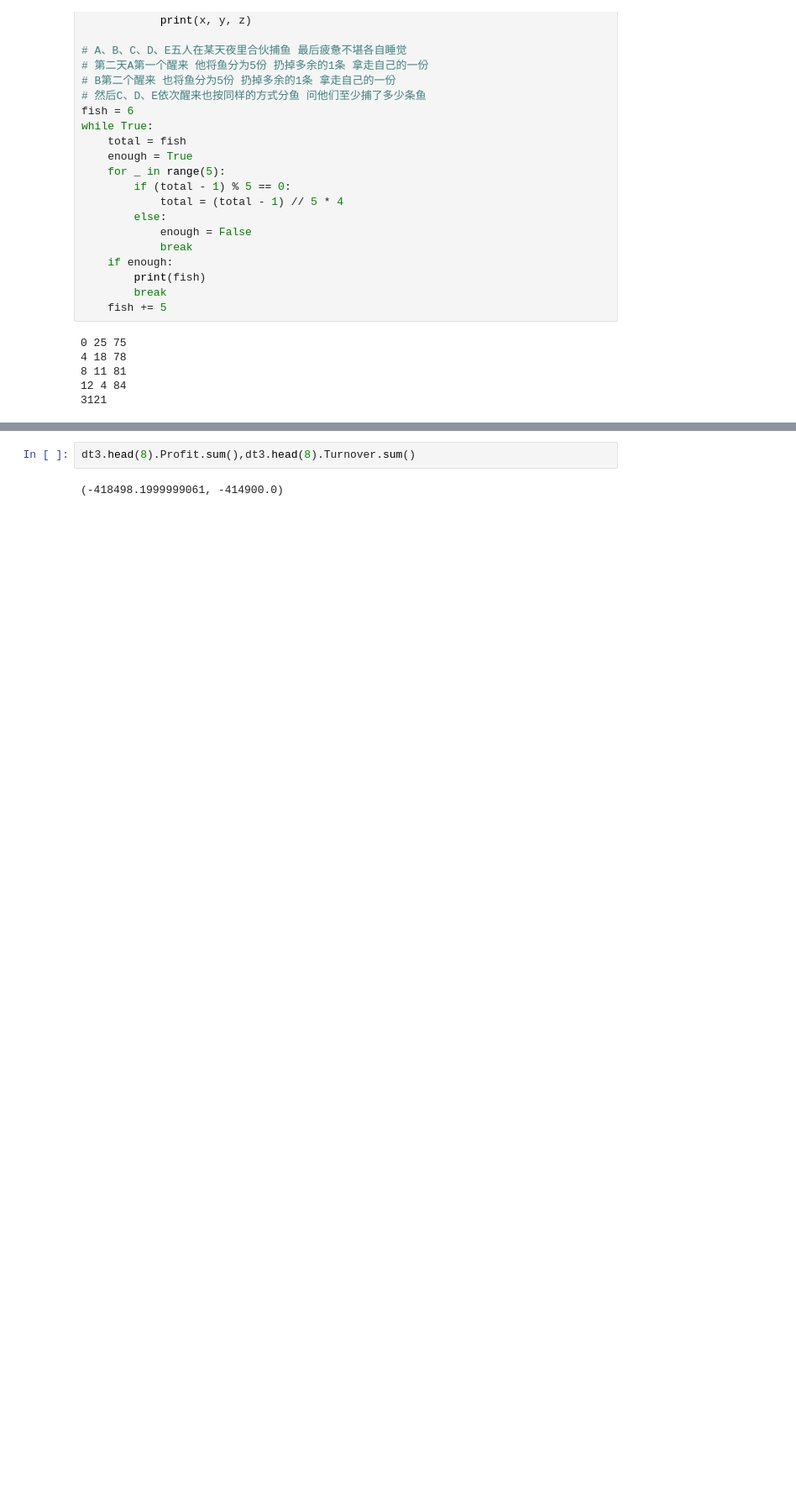
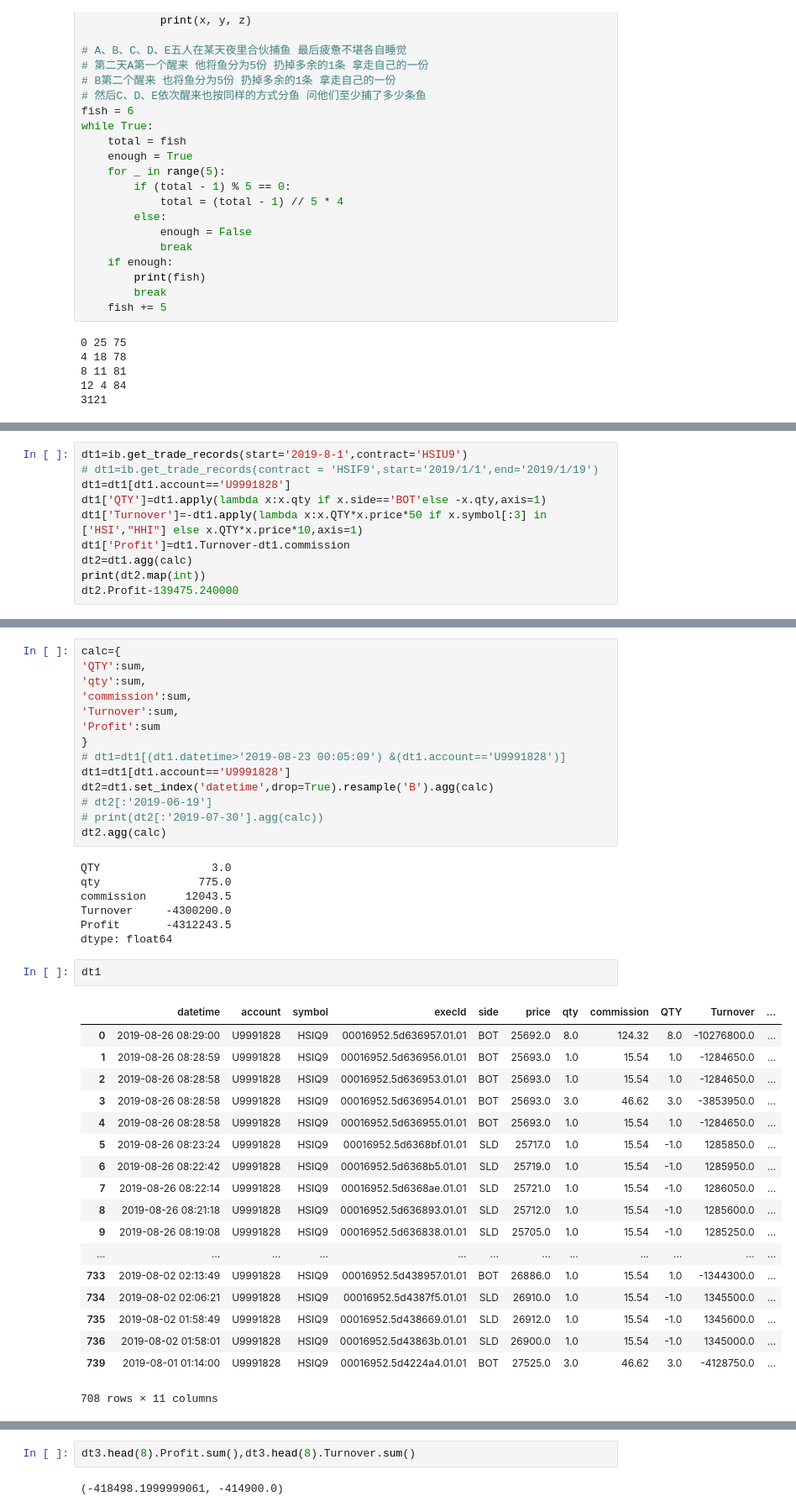
Before and after one commit to che7611/test2, a Jupyter notebook: IB.ipynb, the cells around one changed output, grey strips where cells are left out. Shown: that part at 84% size. Saved outputs shown, nothing was run; the diff lists cells and outputs as text; blank space fills up the shorter version.

```diff
--- a/IB.ipynb
+++ b/IB.ipynb
@@ -372,0 +395,10 @@ dt3
+# %%
+dt1=ib.get_trade_records(start='2019-8-1',contract='HSIU9')
+# dt1=ib.get_trade_records(contract = 'HSIF9',start='2019/1/1',end='2019/1/19')
+dt1=dt1[dt1.account=='U9991828']
+dt1['QTY']=dt1.apply(lambda x:x.qty if x.side=='BOT'else -x.qty,axis=1)
+dt1['Turnover']=-dt1.apply(lambda x:x.QTY*x.price*50 if x.symbol[:3] in ['HSI',"HHI"] else x.QTY*x.price*10,axis=1)
+dt1['Profit']=dt1.Turnover-dt1.commission
+dt2=dt1.agg(calc)
+print(dt2.map(int))
+dt2.Profit-139475.240000
@@ -372,0 +427,42 @@ dt3
+# %%
+calc={
+'QTY':sum,
+'qty':sum,
+'commission':sum,
+'Turnover':sum,
+'Profit':sum
+}
+# dt1=dt1[(dt1.datetime>'2019-08-23 00:05:09') &(dt1.account=='U9991828')]
+dt1=dt1[dt1.account=='U9991828']
+dt2=dt1.set_index('datetime',drop=True).resample('B').agg(calc)
+# dt2[:'2019-06-19']
+# print(dt2[:'2019-07-30'].agg(calc))
+dt2.agg(calc)
+# %% [output]
+QTY                 3.0
+qty               775.0
+commission      12043.5
+Turnover     -4300200.0
+Profit       -4312243.5
+dtype: float64
+# %%
+dt1
+# %% [output]
+|  | datetime | account | symbol | execId | side | price | qty | commission | QTY | Turnover | ... |
+| 0 | 2019-08-26 08:29:00 | U9991828 | HSIQ9 | 00016952.5d636957.01.01 | BOT | 25692.0 | 8.0 | 124.32 | 8.0 | -10276800.0 | ... |
+| 1 | 2019-08-26 08:28:59 | U9991828 | HSIQ9 | 00016952.5d636956.01.01 | BOT | 25693.0 | 1.0 | 15.54 | 1.0 | -1284650.0 | ... |
+| 2 | 2019-08-26 08:28:58 | U9991828 | HSIQ9 | 00016952.5d636953.01.01 | BOT | 25693.0 | 1.0 | 15.54 | 1.0 | -1284650.0 | ... |
+| 3 | 2019-08-26 08:28:58 | U9991828 | HSIQ9 | 00016952.5d636954.01.01 | BOT | 25693.0 | 3.0 | 46.62 | 3.0 | -3853950.0 | ... |
+| 4 | 2019-08-26 08:28:58 | U9991828 | HSIQ9 | 00016952.5d636955.01.01 | BOT | 25693.0 | 1.0 | 15.54 | 1.0 | -1284650.0 | ... |
+| 5 | 2019-08-26 08:23:24 | U9991828 | HSIQ9 | 00016952.5d6368bf.01.01 | SLD | 25717.0 | 1.0 | 15.54 | -1.0 | 1285850.0 | ... |
+| 6 | 2019-08-26 08:22:42 | U9991828 | HSIQ9 | 00016952.5d6368b5.01.01 | SLD | 25719.0 | 1.0 | 15.54 | -1.0 | 1285950.0 | ... |
+| 7 | 2019-08-26 08:22:14 | U9991828 | HSIQ9 | 00016952.5d6368ae.01.01 | SLD | 25721.0 | 1.0 | 15.54 | -1.0 | 1286050.0 | ... |
+| 8 | 2019-08-26 08:21:18 | U9991828 | HSIQ9 | 00016952.5d636893.01.01 | SLD | 25712.0 | 1.0 | 15.54 | -1.0 | 1285600.0 | ... |
+| 9 | 2019-08-26 08:19:08 | U9991828 | HSIQ9 | 00016952.5d636838.01.01 | SLD | 25705.0 | 1.0 | 15.54 | -1.0 | 1285250.0 | ... |
+| ... | ... | ... | ... | ... | ... | ... | ... | ... | ... | ... | ... |
+| 733 | 2019-08-02 02:13:49 | U9991828 | HSIQ9 | 00016952.5d438957.01.01 | BOT | 26886.0 | 1.0 | 15.54 | 1.0 | -1344300.0 | ... |
+| 734 | 2019-08-02 02:06:21 | U9991828 | HSIQ9 | 00016952.5d4387f5.01.01 | SLD | 26910.0 | 1.0 | 15.54 | -1.0 | 1345500.0 | ... |
+| 735 | 2019-08-02 01:58:49 | U9991828 | HSIQ9 | 00016952.5d438669.01.01 | SLD | 26912.0 | 1.0 | 15.54 | -1.0 | 1345600.0 | ... |
+| 736 | 2019-08-02 01:58:01 | U9991828 | HSIQ9 | 00016952.5d43863b.01.01 | SLD | 26900.0 | 1.0 | 15.54 | -1.0 | 1345000.0 | ... |
+| 739 | 2019-08-01 01:14:00 | U9991828 | HSIQ9 | 00016952.5d4224a4.01.01 | BOT | 27525.0 | 3.0 | 46.62 | 3.0 | -4128750.0 | ... |
+708 rows × 11 columns
```
Also changed, not shown: parts of 10 cells of this notebook.
